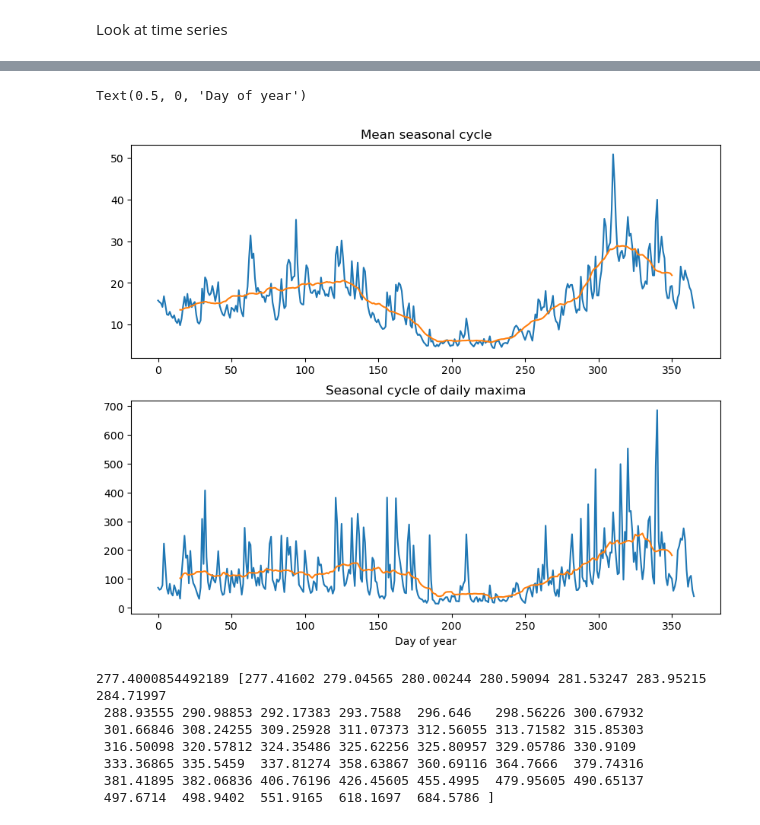
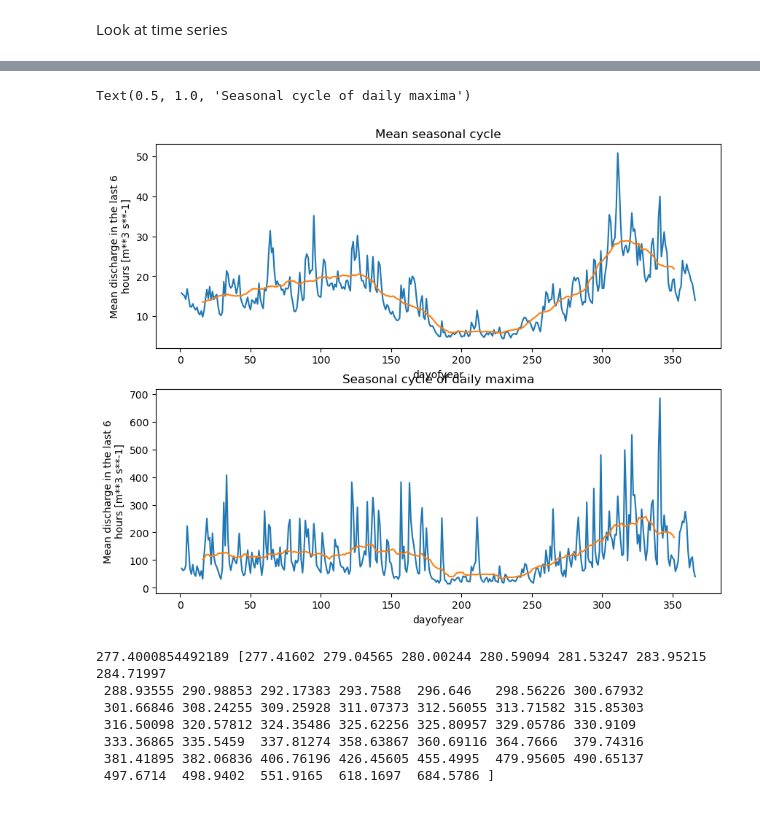
Before and after one commit to zappag/FLORA, a Jupyter notebook: explore.ipynb, the cells around one changed output, grey strips where cells are left out. Saved outputs shown, nothing was run; the diff lists cells and outputs as text; code cells hidden in the pictures.

```diff
--- a/explore.ipynb
+++ b/explore.ipynb
@@ -79,27 +111,38 @@ plt.plot(dataset.time.values,vv)
 [figure]
 # %%
 # mean seasonality
-daily_means = vd.groupby('time.dayofyear').mean(dim='time')
-daily_max = vd.groupby('time.dayofyear').max(dim='time')
+daily_means = data_ds_gp.groupby('time.dayofyear').mean(dim='time')
+daily_max = data_ds_gp.groupby('time.dayofyear').max(dim='time')
 # %%
 
 
 window_size = 31  # Adjust window size as needed
 smoothed_means = daily_means.rolling(dayofyear=window_size, center=True).mean()
 smoothed_max = daily_max.rolling(dayofyear=window_size, center=True).mean()
+
+plt.figure
+fig, axs = plt.subplots(2, 1, figsize=(10, 8))  # 2 rows, 1 column
+daily_means['dis06'].plot(ax=axs[0])
+smoothed_means['dis06'].plot(ax=axs[0])
+axs[0].set_title('Mean seasonal cycle')
+
+daily_max['dis06'].plot(ax=axs[1])
+smoothed_max['dis06'].plot(ax=axs[1])
+axs[1].set_title('Seasonal cycle of daily maxima')
+# %% [output]
+Text(0.5, 1.0, 'Seasonal cycle of daily maxima')
+[figure, added]
 # %%
 
-plt.figure
-fig, axs = plt.subplots(2, 1, figsize=(10, 8))  # 2 rows, 1 column
-axs[0].plot(daily_means)
-axs[0].plot(smoothed_means)
-axs[0].set_title('Mean seasonal cycle')
+#plt.figure
+#fig, axs = plt.subplots(2, 1, figsize=(10, 8))  # 2 rows, 1 column
 
-axs[1].plot(daily_max)
-axs[1].plot(smoothed_max)
-axs[1].set_title('Seasonal cycle of daily maxima')
-axs[1].set_xlabel('Day of year')
+#axs[0].plot(daily_means)
+#axs[0].plot(smoothed_means)
+#axs[0].set_title('Mean seasonal cycle')
+
+#axs[1].plot(daily_max)
+#axs[1].plot(smoothed_max)
+#axs[1].set_title('Seasonal cycle of daily maxima')
+#axs[1].set_xlabel('Day of year')
-# %% [output]
-Text(0.5, 0, 'Day of year')
-[figure, removed]
 # %%
```
Also changed, not shown: parts of 13 cells of this notebook.
